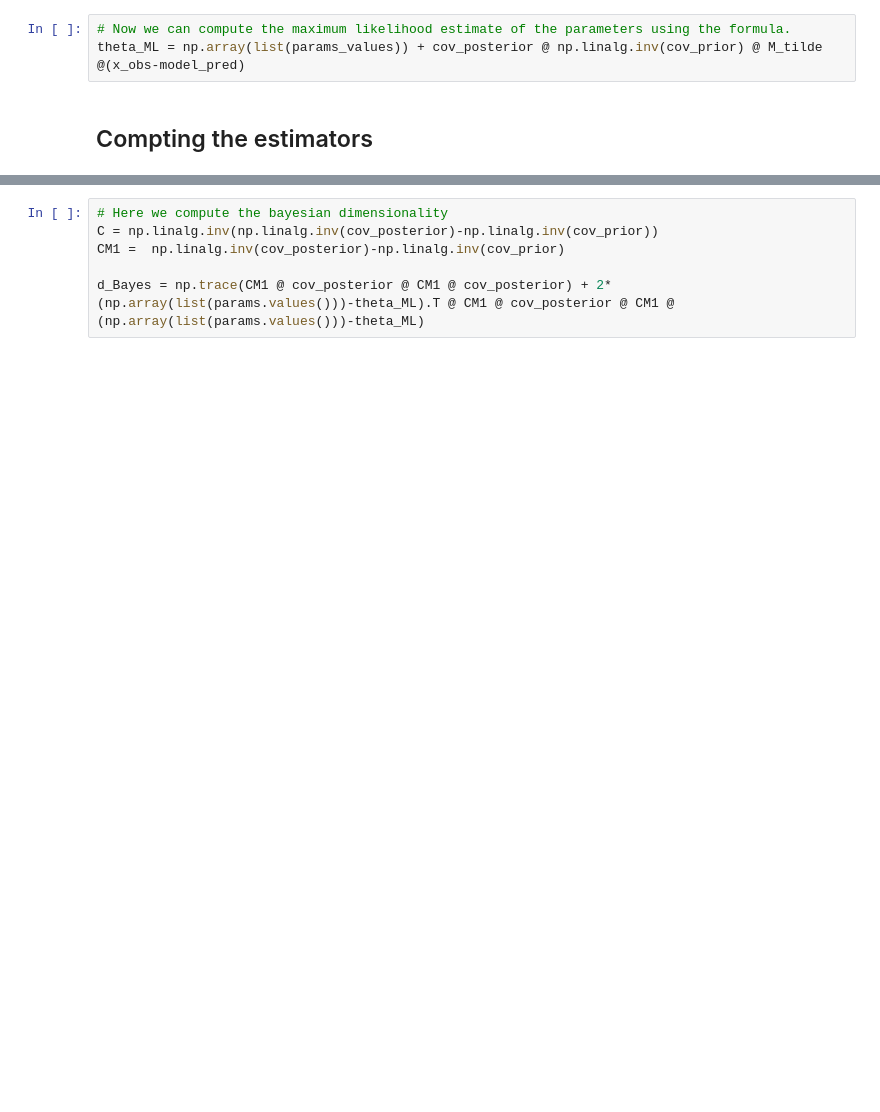
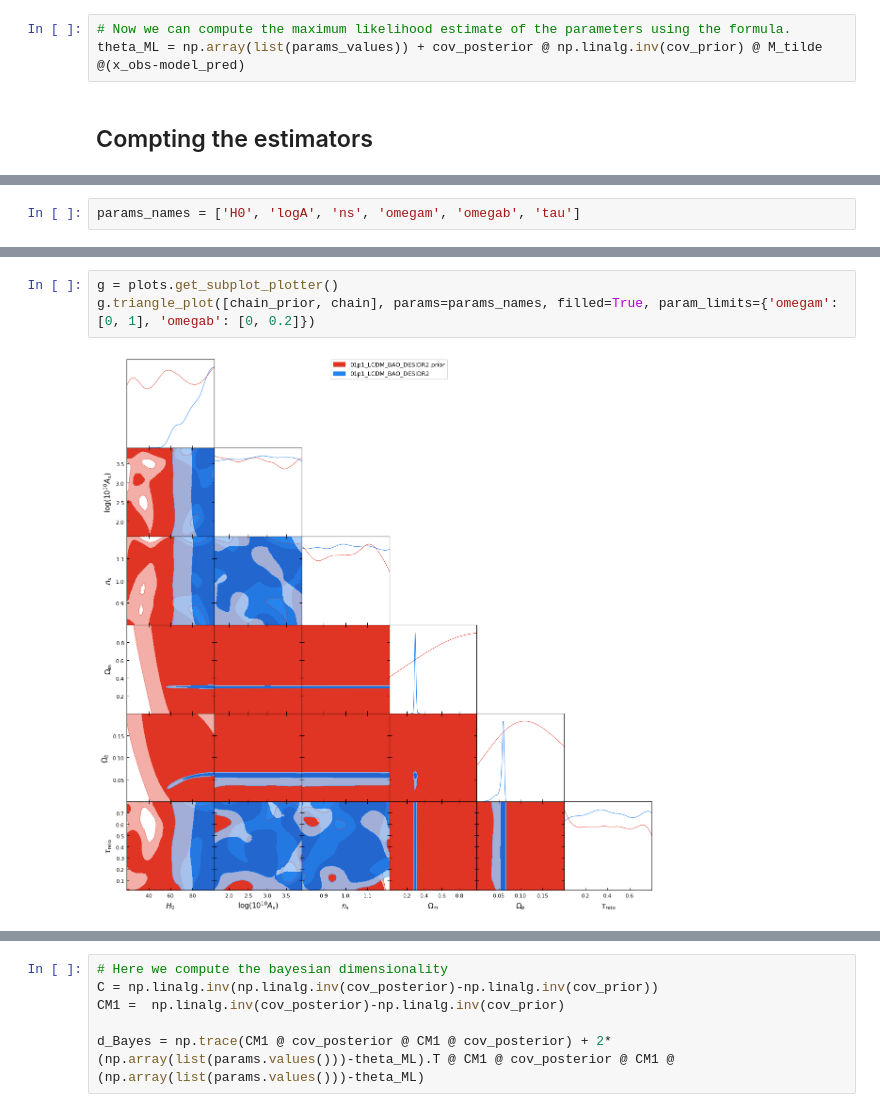
Before and after one commit to GenovaCosmology/ParametricModels, a Jupyter notebook: LCDM/Q_ML.ipynb, the cells around one changed output, grey strips where cells are left out. Saved outputs shown, nothing was run; the diff lists cells and outputs as text; blank space fills up the shorter version.

```diff
--- a/LCDM/Q_ML.ipynb
+++ b/LCDM/Q_ML.ipynb
@@ -174 +192,3 @@ p_value
+# %%
+params_names = ['H0', 'logA', 'ns', 'omegam', 'omegab', 'tau']
 # %%
@@ -186,3 +213,8 @@ _Neff
+# %%
+g = plots.get_subplot_plotter()
+g.triangle_plot([chain_prior, chain], params=params_names, filled=True, param_limits={'omegam': [0, 1], 'omegab': [0, 0.2]})
+# %% [output]
+[figure, added]
 # %%
 # Now we can compute the estimor Q_MAP, which is the log-likelihood at the best fit parameters.ref: 125
 Q_MAP = -2*model.loglike(params, return_derived=False)
```
Also changed, not shown: parts of 17 cells of this notebook.
